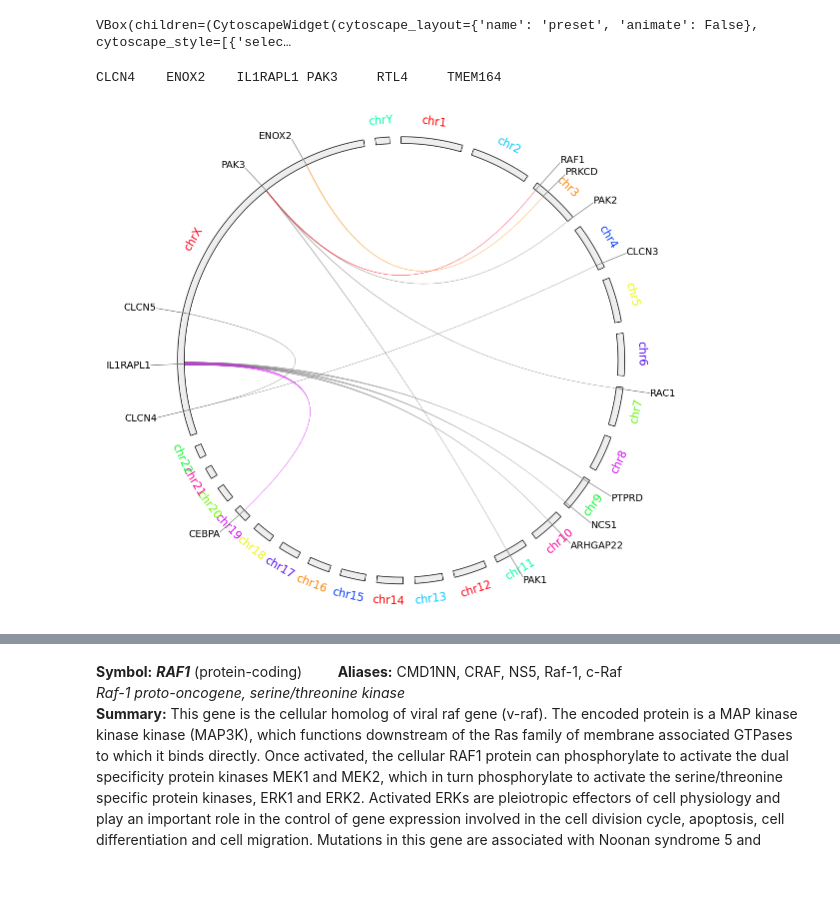
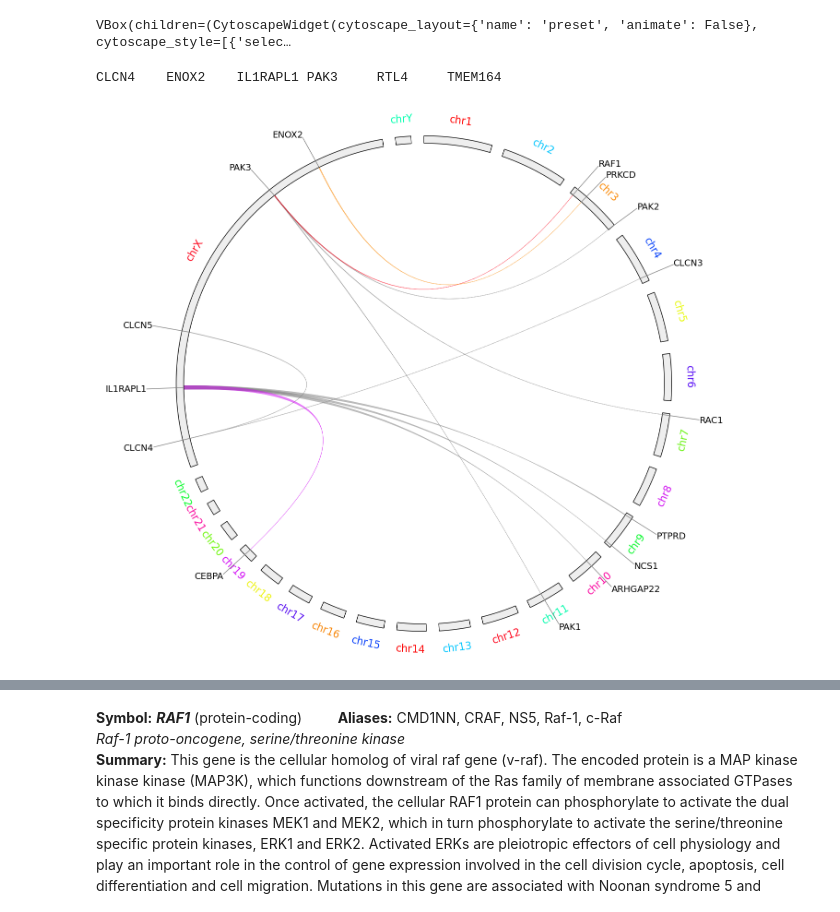
Before and after one commit to munch-group/interaction-store, a Jupyter notebook: interaction_store.ipynb, the cells around one changed output, grey strips where cells are left out. Cells and saved outputs as stored; diff of their text form; code cells hidden in the pictures; blank space fills up the shorter version.

```diff
--- a/interaction_store.ipynb
+++ b/interaction_store.ipynb
@@ -538,30 +489,27 @@ def filter_statements(stmts):
 
     return stmts
 # %%
-
-
-
 # genes = query_genes(groups=r'PTM enzymes|ari_nonPUR|cDEG|cargo_gating|ech90_regions|hum_nean_admix|hybridDEG|linAR_human|nDEG|signalling/ion channel|tubulin_transport')
 # genes = query_genes(groups=r'cDEG')
 # genes = query_genes(groups=r'ari_nonPUR')
 
 genes = sheet.get('ari_nonPUR') & (sheet.get('cDEG') | sheet.get('nDEG'))
 print(genes)
 stmts = cached_get_statements(genes,
                               confidence='supported',
                               parallel=4)
 stmts = filter_statements(stmts)
 reg = json.loads(Path(genes_path).read_text())
 circos_plot(stmts,
-            figsize=(6, 6),
+            figsize=(7, 7),
             cmap = register_shifted_cmap('hsv'),
             scalings=dict(chrX=10),
             link_kwargs=dict(alpha=0.5,
              lw=0.3)
             )
 # %% [output]
 CLCN4    ENOX2    IL1RAPL1 PAK3     RTL4     TMEM164
-[figure, old version]
+[figure, new version]
 # %%
 genes = sheet.get('ari_relate_PUR') & (sheet.get('cDEG') | sheet.get('nDEG'))
 print(genes)
```
Also changed, not shown: parts of 13 cells of this notebook, 2 other files.
